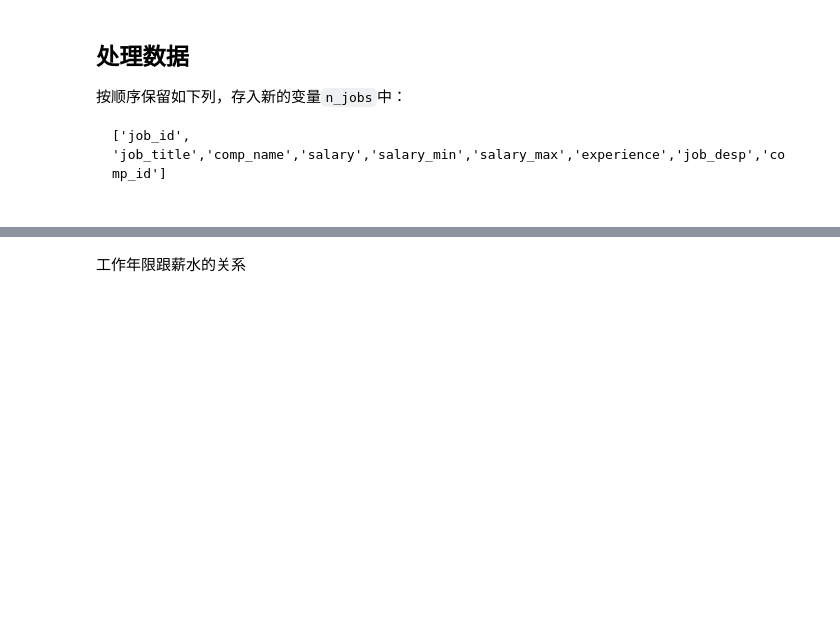
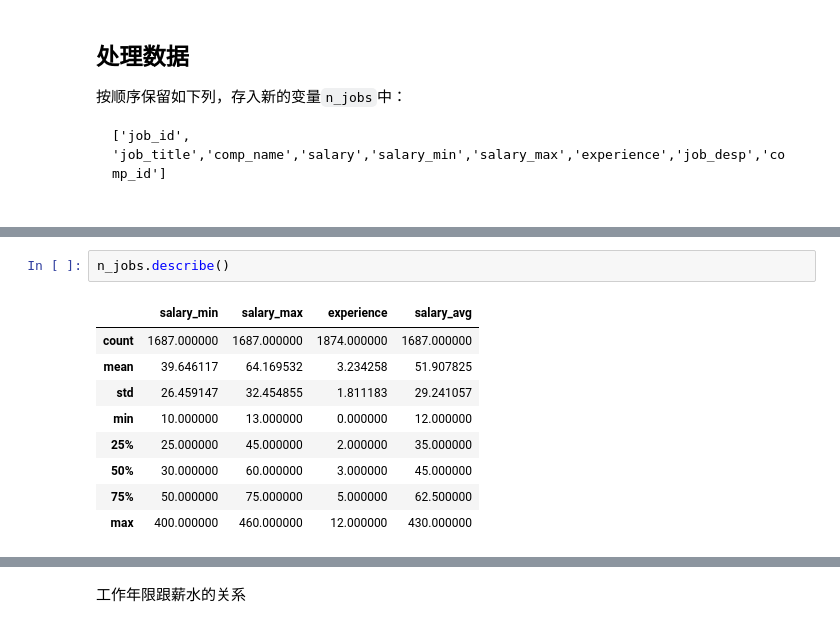
Before and after one commit to lxyangfan/job_analyser, a Jupyter notebook: analysis.ipynb, the cells around one changed output, grey strips where cells are left out. Cells and saved outputs as stored; diff of their text form; blank space fills up the shorter version.

```diff
--- a/analysis.ipynb
+++ b/analysis.ipynb
@@ -56,0 +125,12 @@ n_jobs.head(1)
+# %%
+n_jobs.describe()
+# %% [output]
+|  | salary_min | salary_max | experience | salary_avg |
+| count | 1687.000000 | 1687.000000 | 1874.000000 | 1687.000000 |
+| mean | 39.646117 | 64.169532 | 3.234258 | 51.907825 |
+| std | 26.459147 | 32.454855 | 1.811183 | 29.241057 |
+| min | 10.000000 | 13.000000 | 0.000000 | 12.000000 |
+| 25% | 25.000000 | 45.000000 | 2.000000 | 35.000000 |
+| 50% | 30.000000 | 60.000000 | 3.000000 | 45.000000 |
+| 75% | 50.000000 | 75.000000 | 5.000000 | 62.500000 |
+| max | 400.000000 | 460.000000 | 12.000000 | 430.000000 |
```
Also changed, not shown: parts of 17 cells of this notebook, 7 other files.
